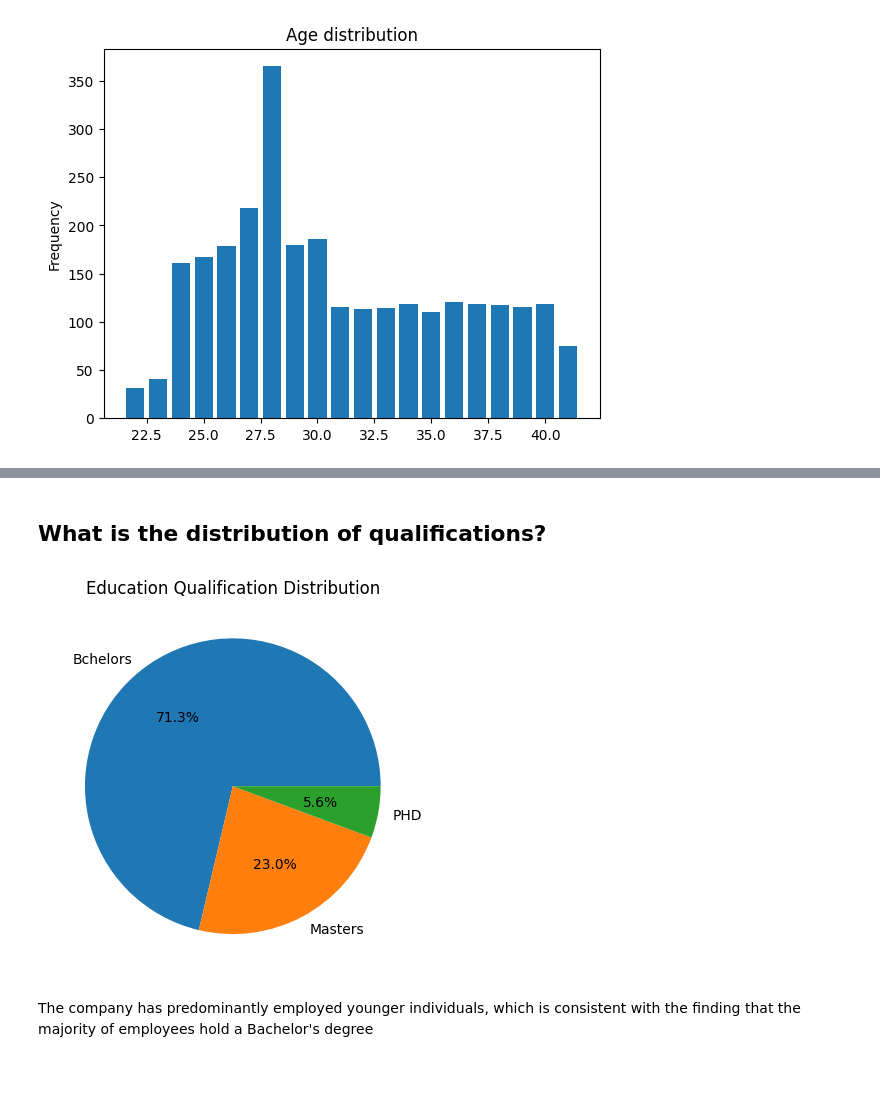
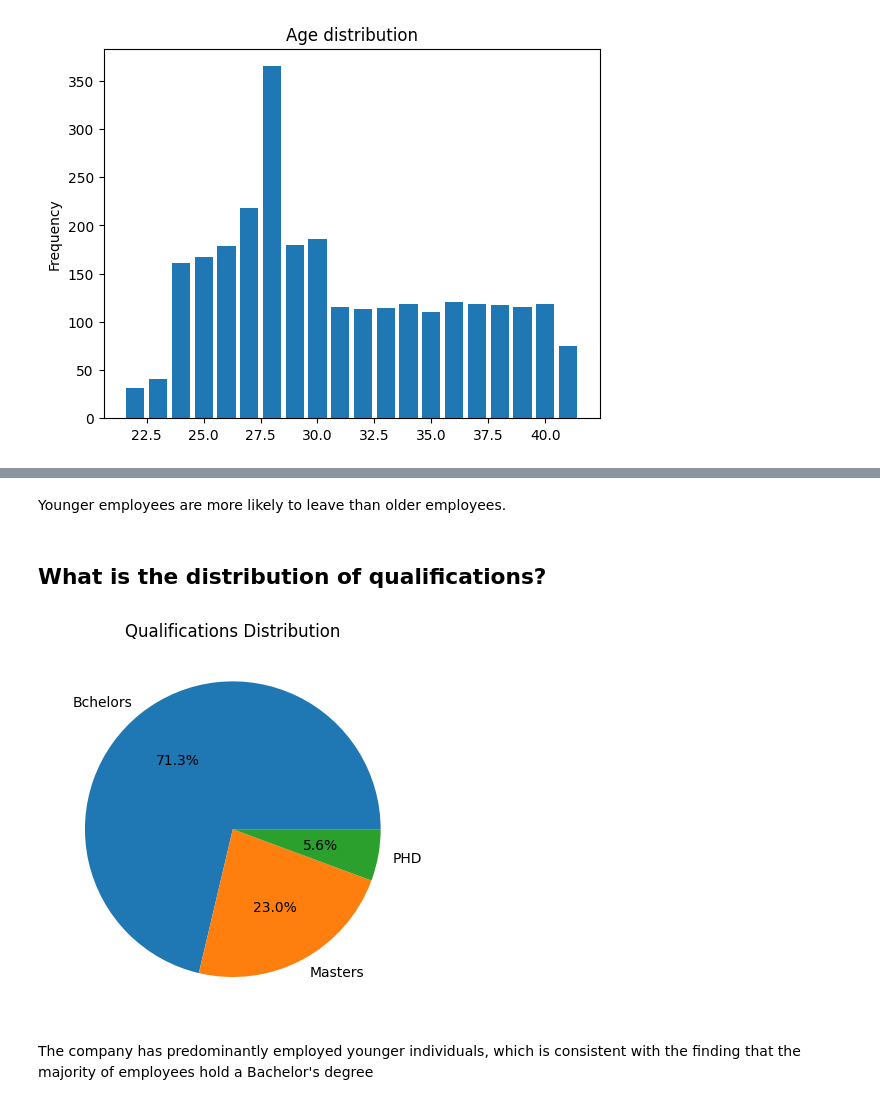
Before and after one commit to asonwabekhumalo/Employee-Data-Cleaning, a Jupyter notebook: employee_data_cleaning.ipynb, the cells around one changed output, grey strips where cells are left out. Cells and saved outputs as stored; diff of their text form; code cells hidden in the pictures; blank space fills up the shorter version.

```diff
--- a/employee_data_cleaning.ipynb
+++ b/employee_data_cleaning.ipynb
@@ -140,20 +168,22 @@ plt.show()
+# %% [markdown]
+Younger employees are more likely to leave than older employees.
 # %% [markdown]
 ## What is the distribution of qualifications?
 # %%
 qualification_counts = df_clean["Education"].value_counts()
 labels=["Bchelors", "Masters", "PHD"]
 
 fig, ax = plt.subplots()
 ax.pie(
     qualification_counts,
     labels= labels,
     autopct = '%1.1f%%',
  )
 
-plt.title("Education Qualification Distribution")
+plt.title("Qualifications Distribution")
 plt.show()
 # %% [output]
-[figure, old version]
+[figure, new version]
 # %% [markdown]
 The company has predominantly employed younger individuals, which is consistent with the finding that the majority of employees hold a Bachelor's degree
 # %%
```
Also changed, not shown: parts of 15 cells of this notebook.
